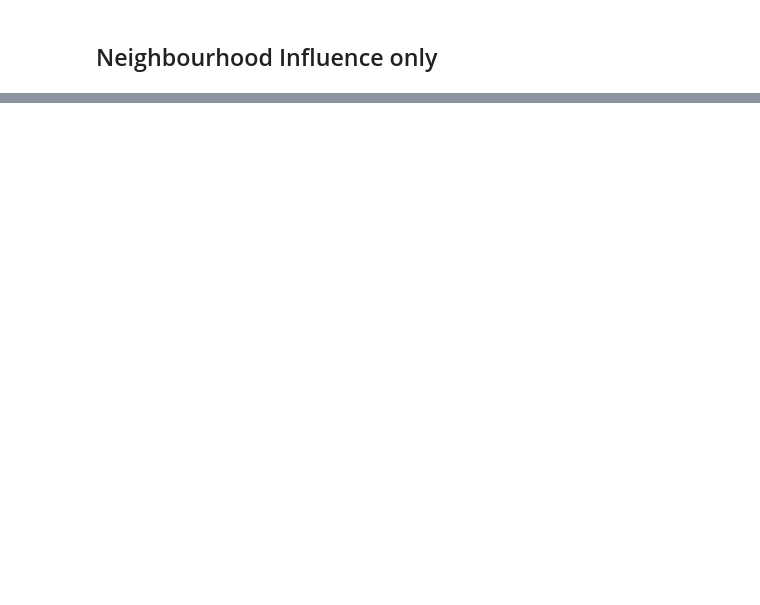
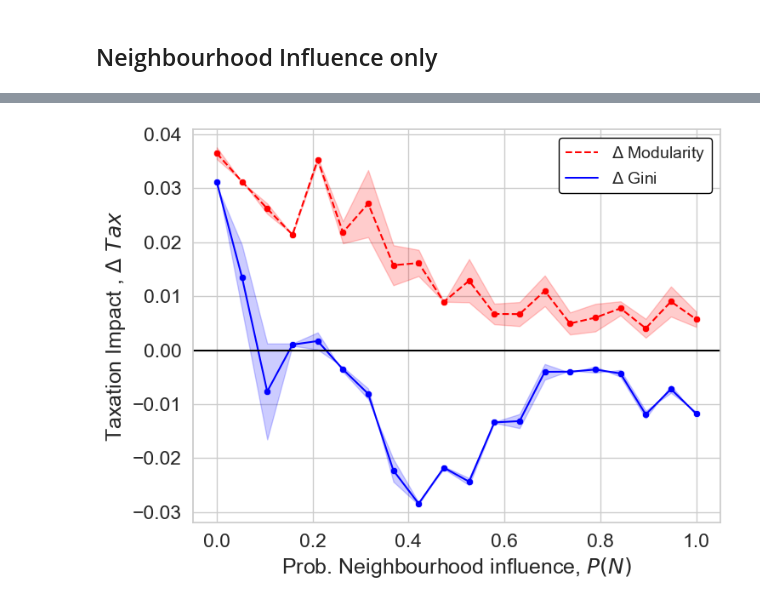
Before and after one commit to PaulHosek/Agent_based_modeling, a Jupyter notebook: Experiments.ipynb, the cells around one changed output, grey strips where cells are left out. Cells and saved outputs as stored; diff of their text form; code cells hidden in the pictures; blank space fills up the shorter version.

```diff
--- a/Experiments.ipynb
+++ b/Experiments.ipynb
@@ -212,0 +115,46 @@ plt.show()
+# %%
+no_tax_w = np.loadtxt("data/ex1_welfare_20_20_1000.csv", delimiter=",")
+no_tax_g = np.loadtxt("data/ex1_gini_20_20_1000.csv", delimiter=",")
+no_tax_m = np.loadtxt("data/ex1_modul_20_20_1000.csv", delimiter=",")
+
+tax_w = np.loadtxt("data/ex2_welfare_20_20_1000_TAX.csv", delimiter=",")
+tax_g = np.loadtxt("data/ex2_gini_20_20_1000_TAX.csv", delimiter=",")
+tax_m = np.loadtxt("data/ex2_modul_20_20_1000_TAX.csv", delimiter=",")
+# %%
+w_mean_nt, w_low_nt, w_high_nt = raw_to_ci_mean(no_tax_w)
+g_mean_nt, g_low_nt, g_high_nt = raw_to_ci_mean(no_tax_g)
+m_mean_nt, m_low_nt, m_high_nt = raw_to_ci_mean(no_tax_m)
+
+w_mean_t, w_low_t, w_high_t = raw_to_ci_mean(tax_w)
+g_mean_t, g_low_t, g_high_t = raw_to_ci_mean(tax_g)
+m_mean_t, m_low_t, m_high_t = raw_to_ci_mean(tax_m)
+
+x_vals = x_probs
+sns.set_theme(style="whitegrid")
+sns.set_context("notebook", font_scale=1.5)
+
+plt.figure(figsize=(8,6))
+
+ax1 = sns.lineplot(x= x_vals,y = m_mean_t - m_mean_nt, label=r'$\Delta$ Modularity',color= 'Red', linestyle="--")
+sns.scatterplot(x= x_vals,y = m_mean_t - m_mean_nt, color= 'Red', ax=ax1)
+ax1.fill_between(x_vals,m_low_t - m_low_nt, m_high_t - m_high_nt, alpha=0.2, color='Red')
+ax2 = ax1
+sns.lineplot(x= x_vals,y = g_mean_t - g_mean_nt, label=r"$\Delta$ Gini",color= 'blue', ax=ax2)
+sns.scatterplot(x= x_vals,y = g_mean_t - g_mean_nt, color= 'blue', ax=ax2)
+ax2.fill_between(x_vals,g_low_t - g_low_nt, g_high_t - g_high_nt, alpha=0.2, color='blue')
+ax2.axhline(0,color="black")
+
+
+
+
+
+lines, labels = ax1.get_legend_handles_labels()
+lines2, labels2 = ax2.get_legend_handles_labels()
+leg = ax1.legend(lines, labels , loc='upper right', framealpha=1, prop={'size': 14})
+leg.get_frame().set_edgecolor('black')
+
+ax1.set_ylabel(r"Taxation Impact , $\Delta \ Tax$")
+ax1.set_xlabel(r"Prob. Neighbourhood influence, $P(N)$")
+plt.savefig("figures/Ex2_p1.svg",dpi=300,bbox_inches='tight')
+# %% [output]
+[figure, added]
```
Also changed, not shown: parts of 14 cells of this notebook, 2 other files.
